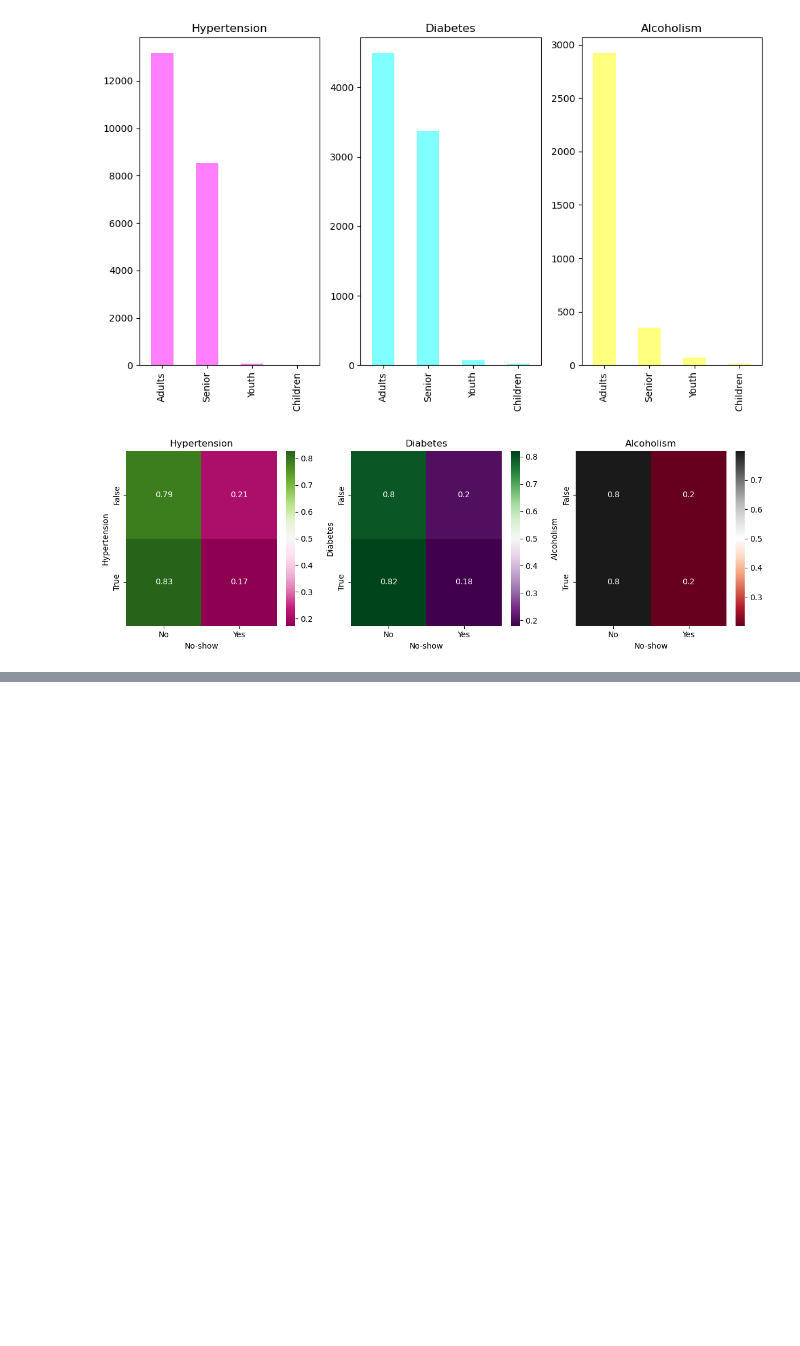
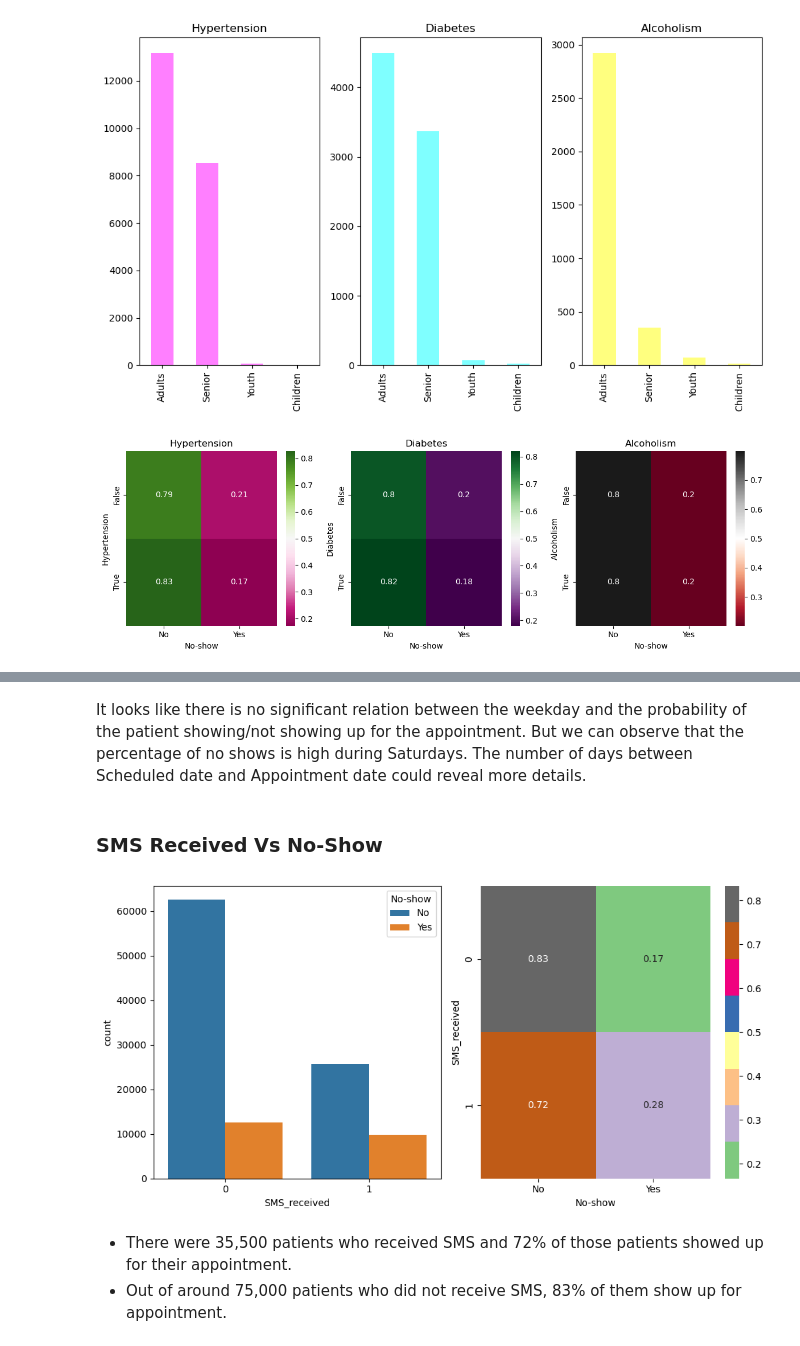
Before and after one commit to Milan1508/HealthCare_Data_Analysis, a Jupyter notebook: healthcare.ipynb, the cells around one changed output, grey strips where cells are left out. Drawn from its saved outputs; the diff is of its cells as text; code cells hidden in the pictures; blank space fills up the shorter version.

```diff
--- a/healthcare.ipynb
+++ b/healthcare.ipynb
@@ -448,0 +482,20 @@ plt.show()
+# %% [markdown]
+It looks like there is no significant relation between the weekday and the probability of the patient showing/not showing up for the appointment. But we can observe that the percentage of no shows is high during Saturdays. The number of days between Scheduled date and Appointment date could reveal more details.
+# %% [markdown]
+### SMS Received Vs No-Show
+# %%
+plt.figure(figsize=(10,5))
+plt.subplot(121)
+sns.countplot(base_data, x= 'SMS_received',hue=base_data['No-show'])
+
+plt.subplot(122)
+sns.heatmap(pd.crosstab(base_data['SMS_received'], base_data['No-show'],normalize='index'),cmap="Accent", annot=True)
+#plt.title('Scheduled Day Vs No-Show')
+
+plt.tight_layout()
+plt.show()
+# %% [output]
+[figure, added]
+# %% [markdown]
+* There were 35,500 patients who received SMS and 72% of those patients showed up for their appointment.
+* Out of around 75,000 patients who did not receive SMS, 83% of them show up for appointment.
```
Also changed, not shown: parts of 5 cells of this notebook.
